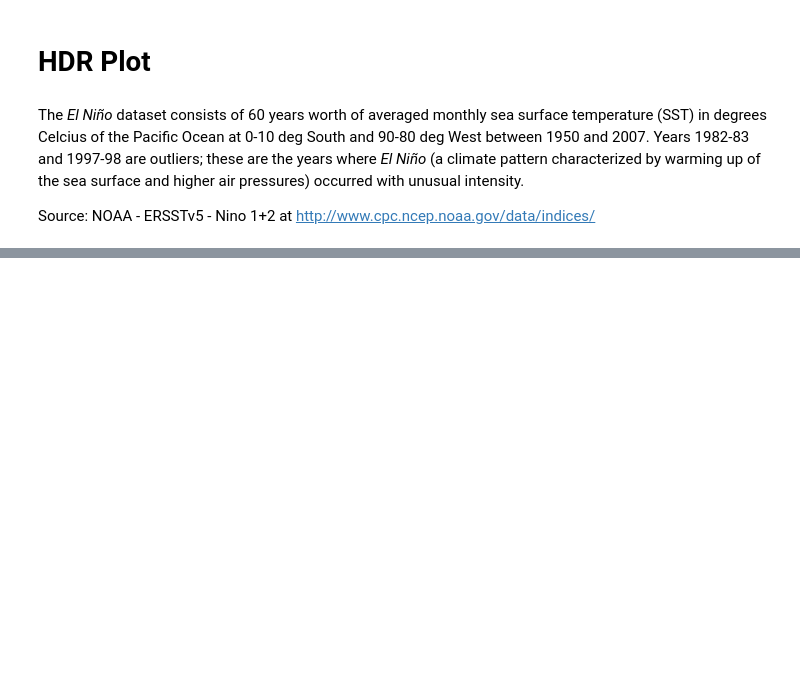
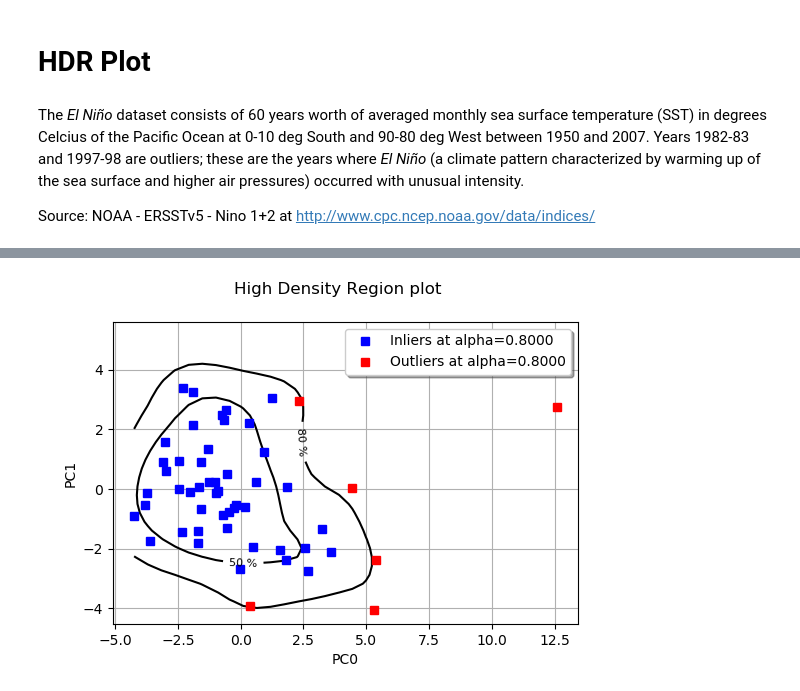
Before and after one commit to mbaudin47/othdrplot, a Jupyter notebook: doc/examples/HDR_plot.ipynb, the cells around one changed output, grey strips where cells are left out. Saved outputs shown, nothing was run; the diff lists cells and outputs as text; code cells hidden in the pictures; blank space fills up the shorter version.

```diff
--- a/doc/examples/HDR_plot.ipynb
+++ b/doc/examples/HDR_plot.ipynb
@@ -121,0 +73,4 @@ Outliers trajectories at alpha=0.8000
+# %%
+hdr.plotDensity(plotData=True)
+# %% [output]
+[figure, added]
```
Also changed, not shown: parts of 18 cells of this notebook, 1 other file.
